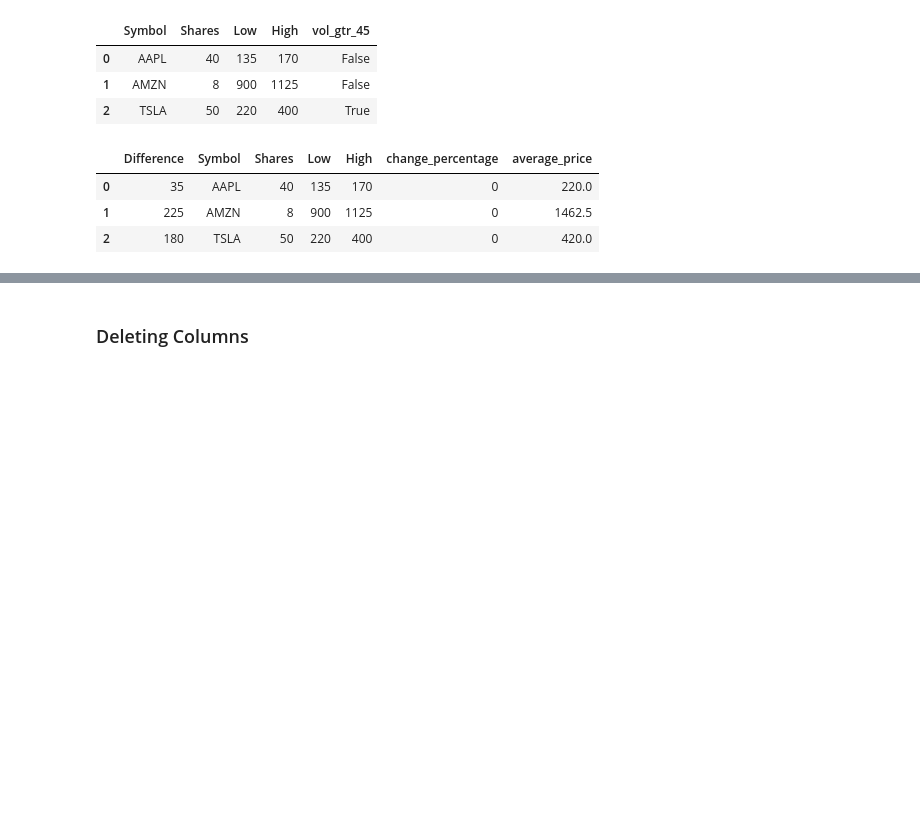
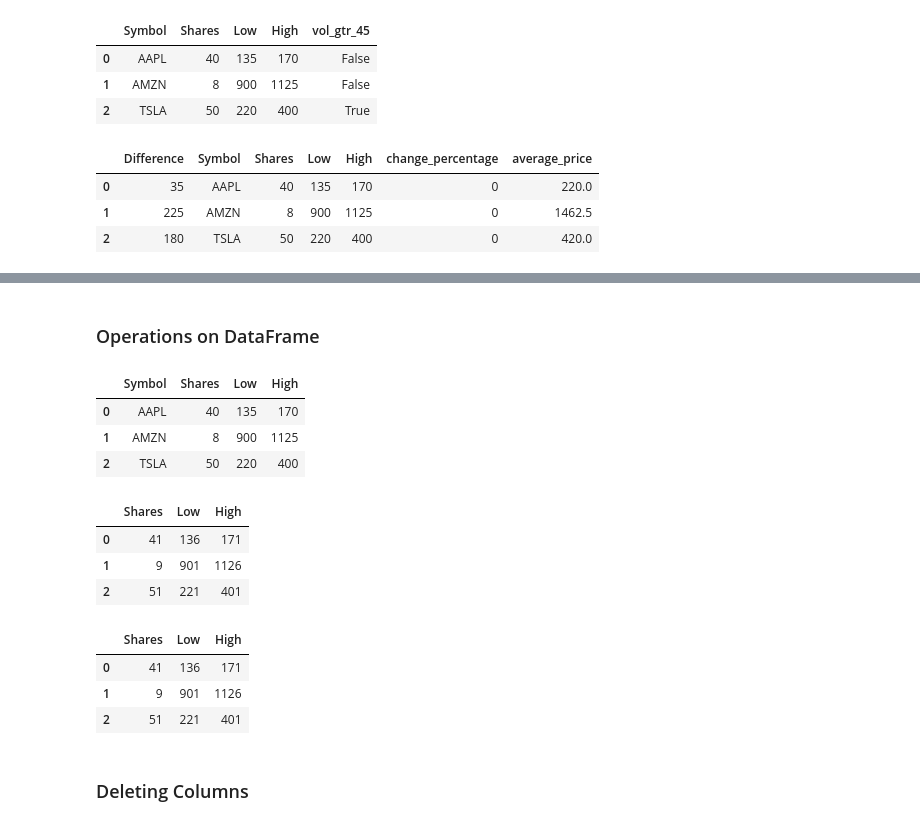
Before and after one commit to pkaran57/python-libs, a Jupyter notebook: pandas-lib/notebook/pandas.ipynb, the cells around one changed output, grey strips where cells are left out. Saved outputs shown, nothing was run; the diff lists cells and outputs as text; code cells hidden in the pictures; blank space fills up the shorter version.

```diff
--- a/pandas-lib/notebook/pandas.ipynb
+++ b/pandas-lib/notebook/pandas.ipynb
@@ -368,3 +387,26 @@ display(stocks_copy)
+# %% [markdown]
+### Operations on DataFrame
+# %%
+display(stocks)
+
+# plus operator, which attempts to add a scalar value to each value of each column of the DataFrame
+display(stocks.iloc[:, 1:] + 1)
+
+# chaining
+display(stocks.iloc[:, 1:].add(1))
+# %% [output]
+|  | Symbol | Shares | Low | High |
+| 0 | AAPL | 40 | 135 | 170 |
+| 1 | AMZN | 8 | 900 | 1125 |
+| 2 | TSLA | 50 | 220 | 400 |
+|  | Shares | Low | High |
+| 0 | 41 | 136 | 171 |
+| 1 | 9 | 901 | 1126 |
+| 2 | 51 | 221 | 401 |
+|  | Shares | Low | High |
+| 0 | 41 | 136 | 171 |
+| 1 | 9 | 901 | 1126 |
+| 2 | 51 | 221 | 401 |
 # %% [markdown]
 ### Deleting Columns
 # %%
```
Also changed, not shown: parts of 3 cells of this notebook.
